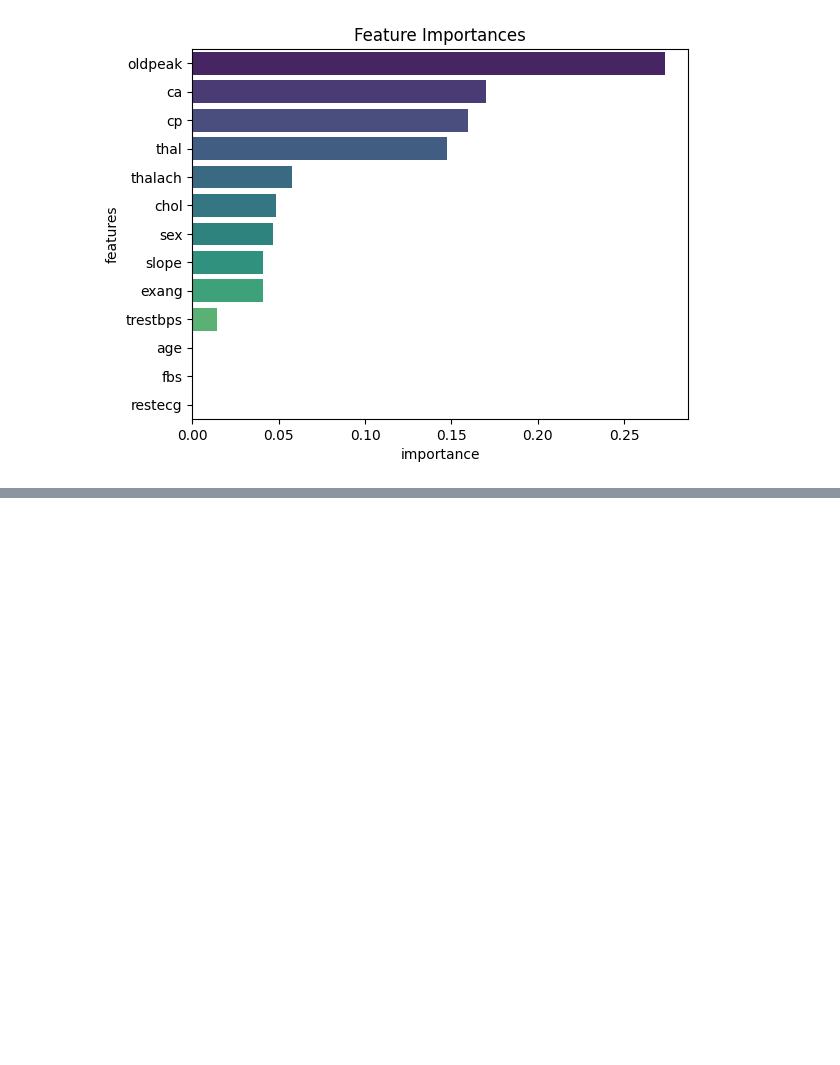
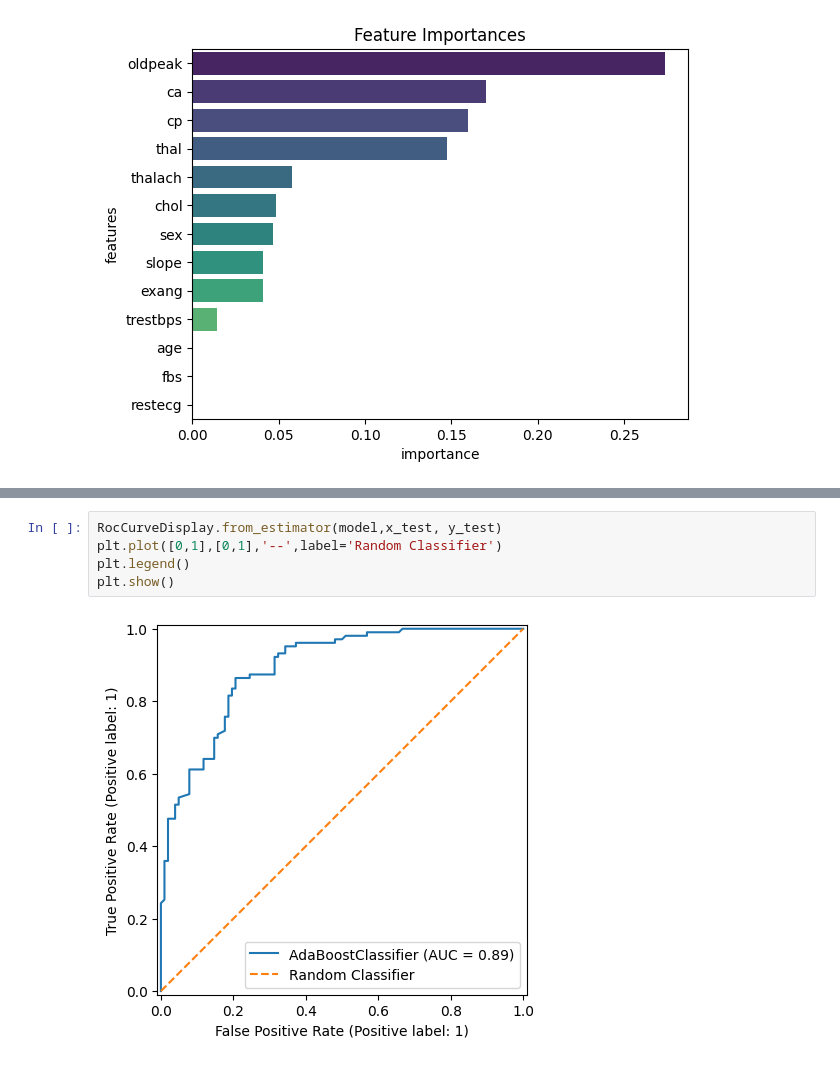
Before and after one commit to sreekumar2003/DSML_Lab, a Jupyter notebook: pro22/pro22.ipynb, the cells around one changed output, grey strips where cells are left out. Cells and saved outputs as stored; diff of their text form; blank space fills up the shorter version.

```diff
--- a/pro22/pro22.ipynb
+++ b/pro22/pro22.ipynb
@@ -112,0 +120,7 @@ Passing `palette` without assigning `hue` is deprecated and will be removed in v
+# %%
+RocCurveDisplay.from_estimator(model,x_test, y_test)
+plt.plot([0,1],[0,1],'--',label='Random Classifier')
+plt.legend()
+plt.show()
+# %% [output]
+[figure, added]
```
Also changed, not shown: parts of 2 cells of this notebook, 1 other file.
